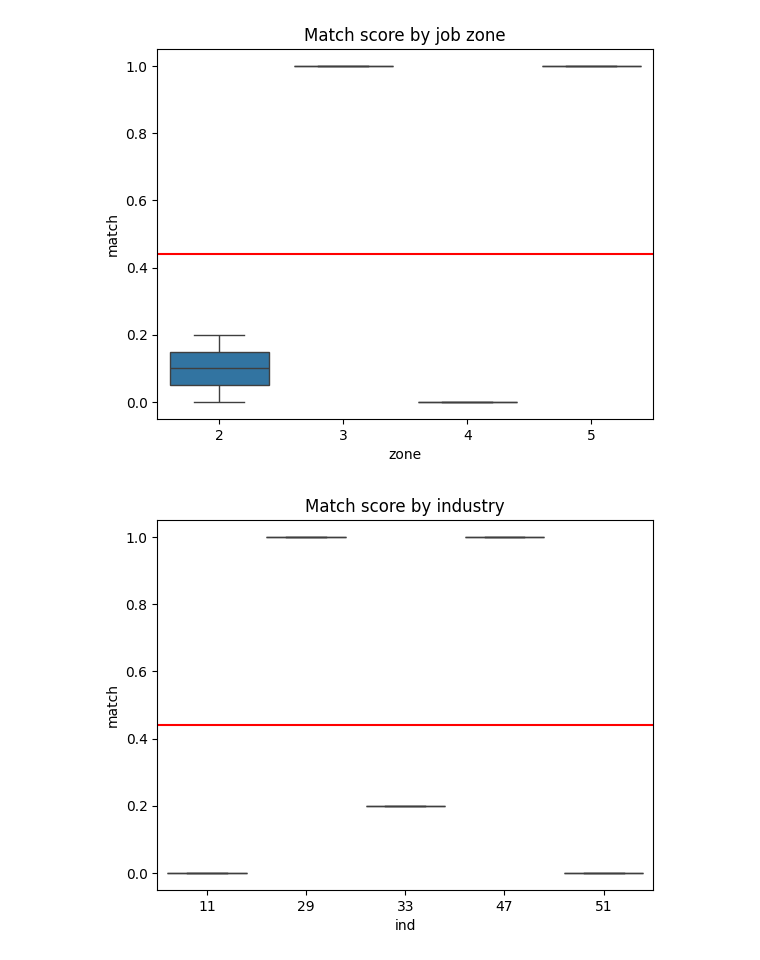
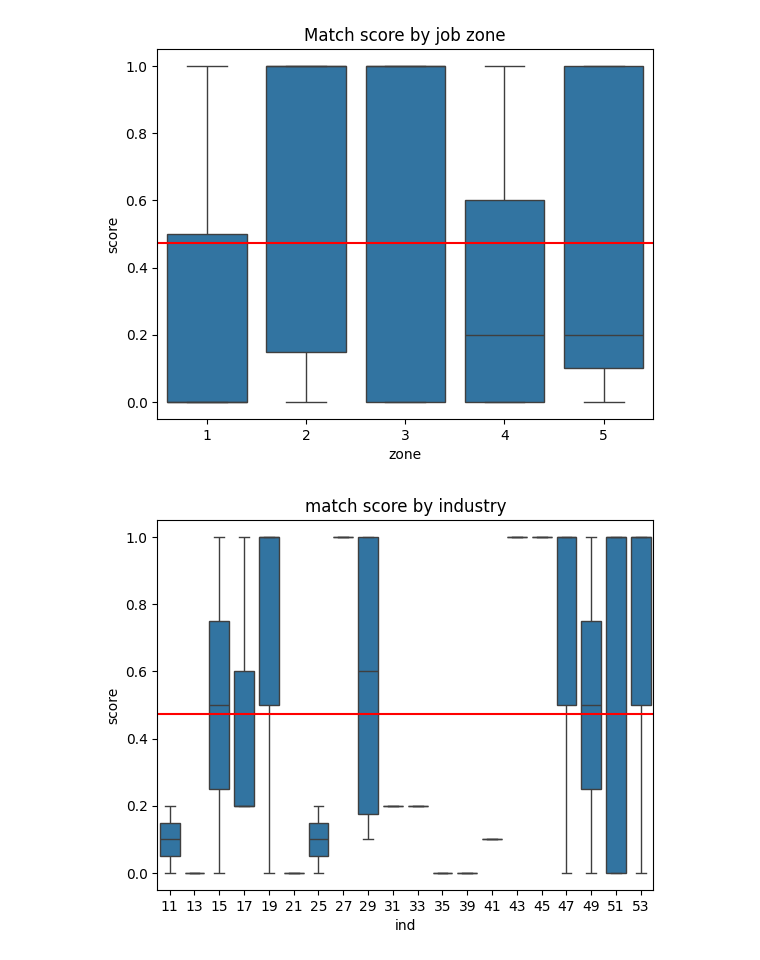
Before and after one commit to Segtanof/Teapot, a Jupyter notebook: 1_ job_match_analysis.ipynb, the cells around one changed output. Saved outputs shown, nothing was run; the diff lists cells and outputs as text; code cells hidden in the pictures.

```diff
--- a/1_ job_match_analysis.ipynb
+++ b/1_ job_match_analysis.ipynb
@@ -8,7 +8,7 @@ import json
 import seaborn as sns
 # %%
 #load previous result
-folder_name = "results/job_match_0303_1550"
+folder_name = "results/job_match_0503_2341"
 
 with open(folder_name + '/test_dict.json') as f:
     test_dict = json.load(f)
@@ -16,7 +16,7 @@ with open(folder_name + '/test_dict.json') as f:
 #get related occupation, filtered by primary-short (most relevant)
 related = pd.read_excel('datasets/related_occupations.xlsx').astype(str)
 related.columns = related.columns.str.lower().str.replace(" ","_").str.replace("o*net-soc_", "")
-related = related[related["relatedness_tier"] == "Primary-Short"]
+related = related[related["relatedness_tier"].isin(["Primary-Short", "Primary-Long"])]
 
 
 def get_result(code):
@@ -35,11 +35,11 @@ def match(code, career):
         related_oc = related[related["code"] == code].drop(labels=["code", "title", "relatedness_tier", "index"], axis=1)
         related_oc.columns = related_oc.columns.str.replace("related_", "")
         merged_df = related_oc.merge(right=career, on="code")
-        related_match = len(merged_df) / 5
+        related_match = len(merged_df) / 10
         return related_match
 # %%
 #load the test samples to df
-test = pd.read_json('results/job_match_0503_1058/test_sample.json')
+test = pd.read_json(folder_name + '/sampled_occupation.json')
 test
 # %% [output]
 |  | code | title | description | ind |
@@ -61,6 +72,6 @@ test = test.drop(labels=['title_y'], axis=1)
 test
 
 #use apply to calculate the match score
-test['match'] = test['code'].apply(lambda x: match(x, get_result(x)))
+test['score'] = test['code'].apply(lambda x: match(x, get_result(x)))
 test
 # %% [output]
@@ -73,18 +146,18 @@ test
 # %%
 #plot the match score by job zone
-sns.boxplot(x='zone', y='match', data=test)
+sns.boxplot(x='zone', y='score', data=test)
 #add a constant line for the average match score
-plt.axhline(y=score / len(test_dict), color='r', linestyle='-')
+plt.axhline(y= test["score"].sum() / len(test), color='r', linestyle='-')
 #add title
 plt.title('Match score by job zone')
 plt.show()
 # %% [output]
-[figure, old version]
+[figure, new version]
 # %%
 #plot the match score by ind
-sns.boxplot(x='ind', y='match', data=test)
-plt.axhline(y=score / len(test_dict), color='r', linestyle='-')
-plt.title('Match score by industry')
+sns.boxplot(x='ind', y='score', data=test)
+plt.axhline(y= test["score"].sum() / len(test), color='r', linestyle='-')
+plt.title('match score by industry')
 plt.show()
 # %% [output]
-[figure, old version]
+[figure, new version]
```
Also changed, not shown: parts of 3 cells of this notebook, 9 other files.
